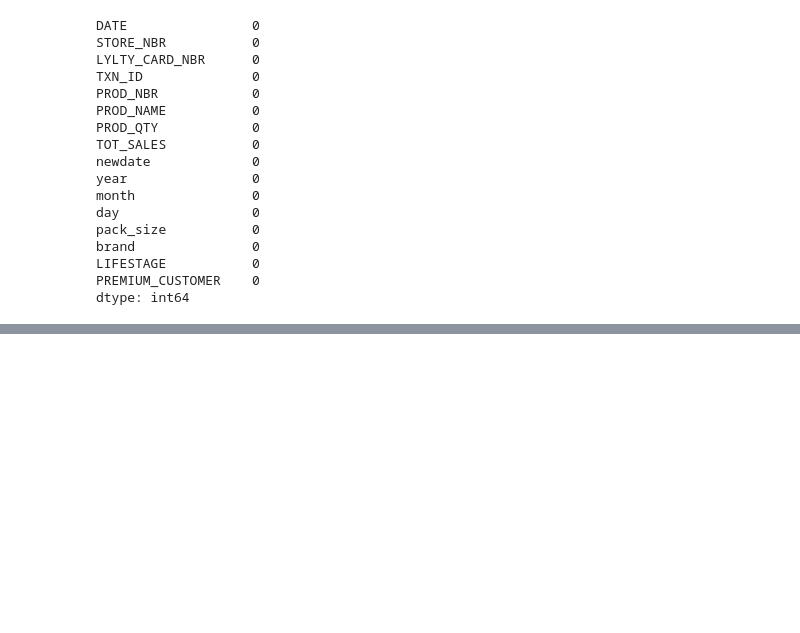
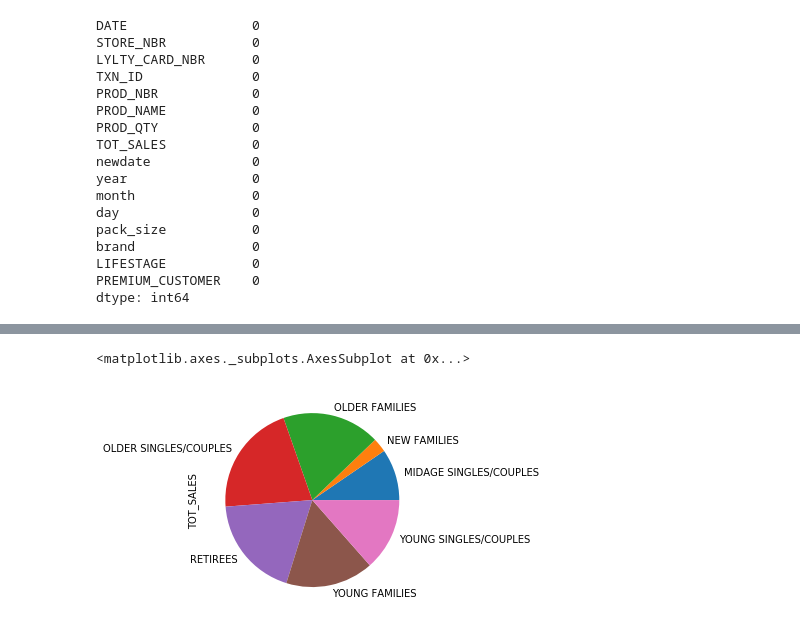
Before and after one commit to Johnson-a-hash/quantium-virtual-program, a Jupyter notebook: Quantium Virtual Internship.ipynb, the cells around one changed output, grey strips where cells are left out. Cells and saved outputs as stored; diff of their text form; code cells hidden in the pictures; blank space fills up the shorter version.

```diff
--- a/Quantium Virtual Internship.ipynb
+++ b/Quantium Virtual Internship.ipynb
@@ -761,0 +784,7 @@ dtype: int64
+# %%
+# Let's visualise this
+
+combineData.groupby('LIFESTAGE').TOT_SALES.sum().plot(kind = 'pie')
+# %% [output]
+<matplotlib.axes._subplots.AxesSubplot at 0x...>
+[figure, added]
```
Also changed, not shown: parts of 10 cells of this notebook.
